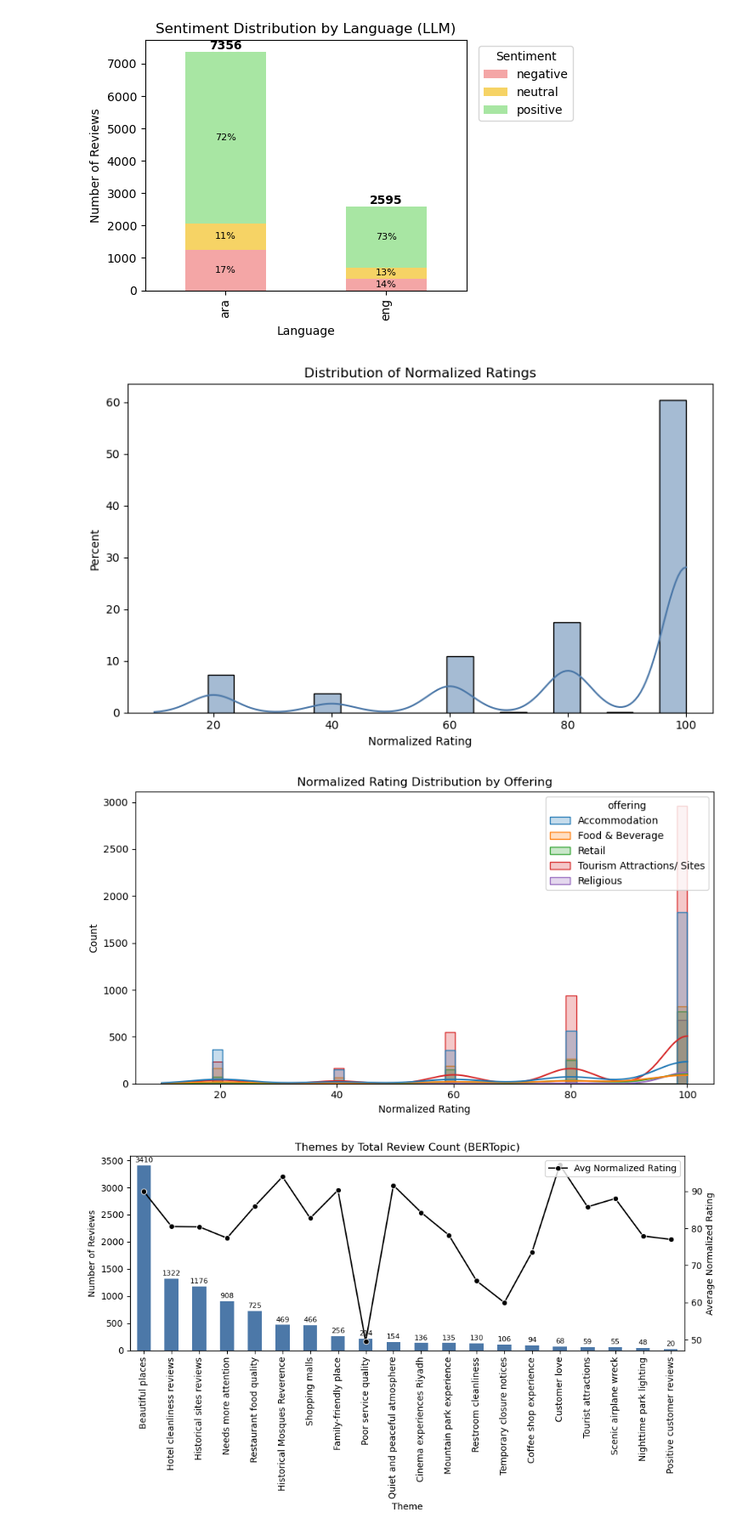
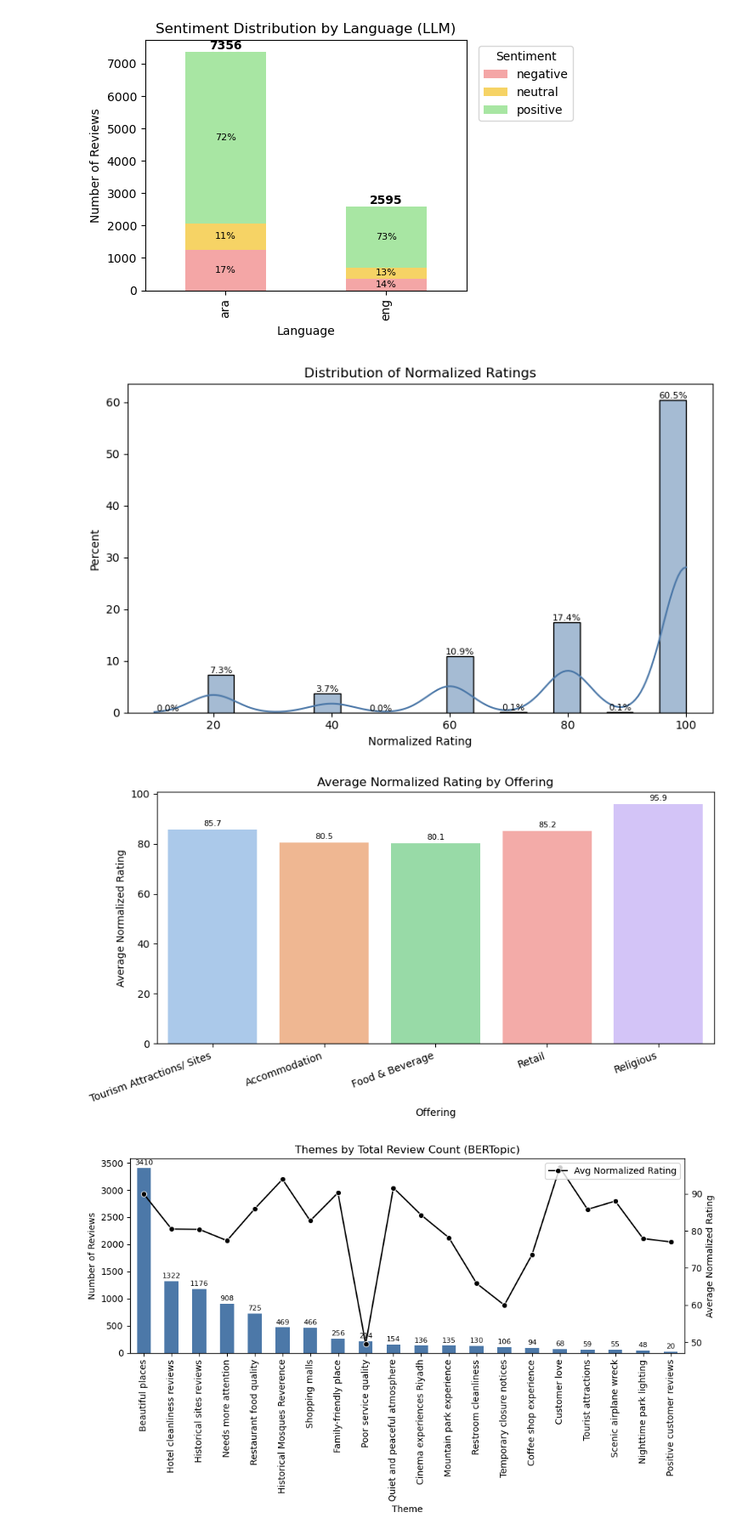
Before and after one commit to jadkrisht98/NLP_Project, a Jupyter notebook: Final_Notebook.ipynb, the cells around one changed output. Shown at 85% size. Drawn from its saved outputs; the diff is of its cells as text; code cells hidden in the pictures.

```diff
--- a/Final_Notebook.ipynb
+++ b/Final_Notebook.ipynb
@@ -941,4 +941,8 @@ final_df
 9951 rows × 17 columns
 # %% [markdown]
 #### Part 3: EDA
+# %%
+# Define color palettes
+sentiment_colors = {'negative': '#E45756', 'neutral': '#F2CF5B', 'positive': '#54A24B'}
+pastel_colors = {'negative': '#F4A6A6', 'neutral': '#F6D365', 'positive': '#A8E6A3'}
 # %%
@@ -1245,41 +1253,57 @@ plt.show()
 # %%
 # distribution of normalized ratings
 plt.figure(figsize=(8, 5))
-sns.histplot(final_df['normalized_rating'], bins=20, kde=True, color='#4C78A8', stat='percent')
+ax = sns.histplot(final_df['normalized_rating'], bins=20, kde=True, color='#4C78A8', stat='percent')
 plt.title('Distribution of Normalized Ratings')
 plt.xlabel('Normalized Rating')
 plt.ylabel('Percent')
+
+for p in ax.patches:
+    height = p.get_height()
+    if height > 0:
+        ax.text(
+            p.get_x() + p.get_width() / 2,
+            height,
+            f"{height:.1f}%",
+            ha='center',
+            va='bottom',
+            fontsize=8
+        )
+
 plt.tight_layout()
 plt.show()
 # %% [output]
-[figure, old version]
+[figure, new version]
 # %%
-# distribution of normalized rating per offering
+# bar chart of normalized rating mean by offering
 plt.figure(figsize=(9, 5))
 
 plot_data = (
     final_df.melt(id_vars='normalized_rating', value_vars=offering_cols, var_name='offering', value_name='flag')
     .query('flag == 1')
     .assign(offering=lambda d: d['offering'].str.replace('offering_', '', regex=False))
 )
 
-sns.histplot(
-    data=plot_data,
-    x='normalized_rating',
-    hue='offering',
-    kde=True,
-    element='step',
-    stat='count',
-    common_norm=False
+avg_ratings = (
+    plot_data.groupby('offering')['normalized_rating']
+    .mean()
+    .reindex(offering_order)
+    .reset_index()
 )
 
-plt.title('Normalized Rating Distribution by Offering')
-plt.xlabel('Normalized Rating')
-plt.ylabel('Count')
+ax = sns.barplot(data=avg_ratings, x='offering', y='normalized_rating', palette=offering_colors)
+plt.title('Average Normalized Rating by Offering')
+plt.xlabel('Offering')
+plt.ylabel('Average Normalized Rating')
+plt.xticks(rotation=20, ha='right')
+
+for container in ax.containers:
+    ax.bar_label(container, fmt='%.1f', padding=2, fontsize=8)
+
 plt.tight_layout()
 plt.show()
 # %% [output]
-[figure, old version]
+[figure, new version]
 # %%
 # Histogram of themes by total review count with average normalized rating (BERTopic)
 theme_sent = pd.crosstab(final_df['theme_BERT'], final_df['sentiment_LLM'])
```
Also changed, not shown: parts of 3 cells of this notebook, 1 other file.
